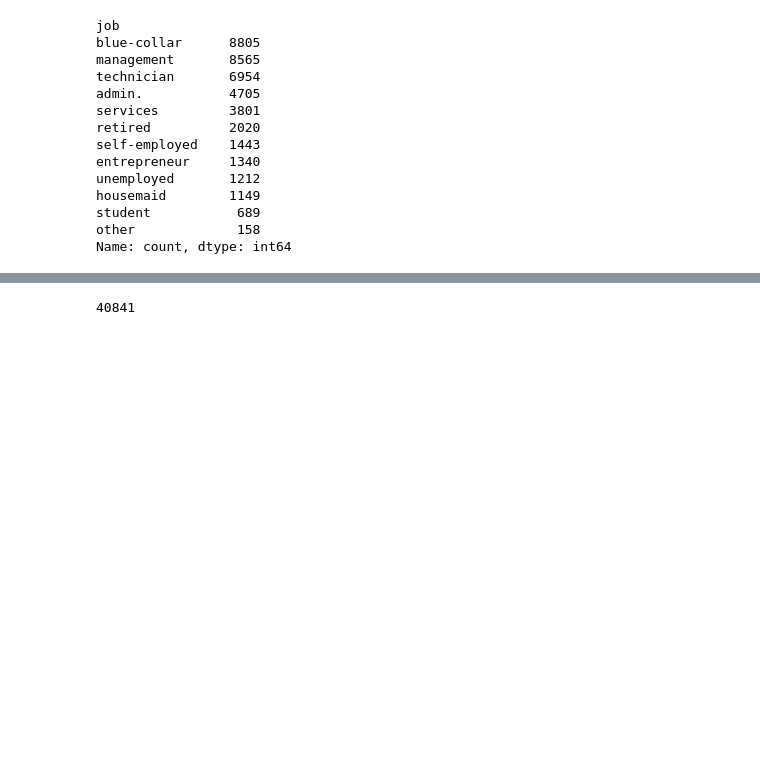
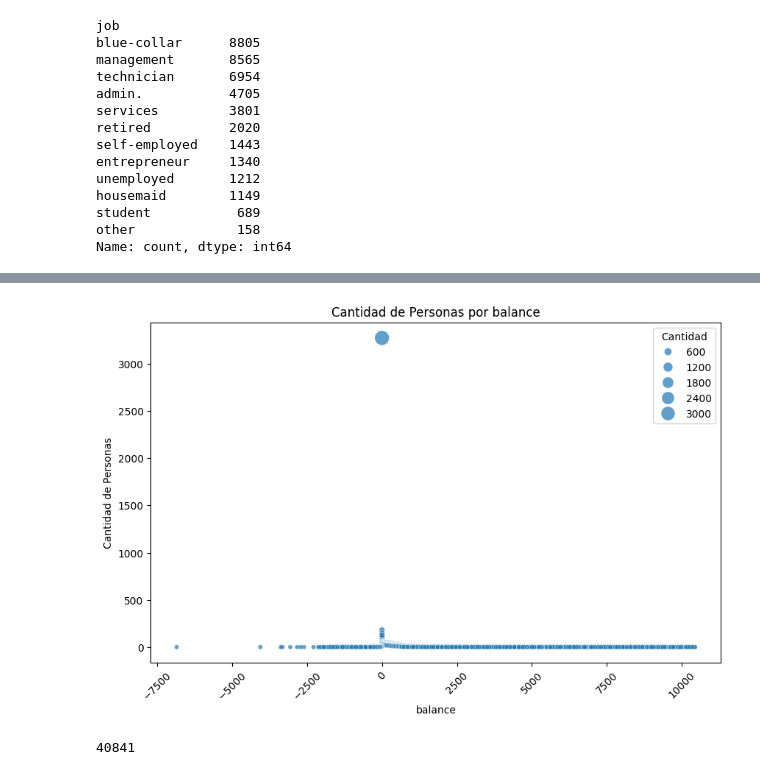
Before and after one commit to nicur32/Proyecto_Bank, a Jupyter notebook: BANK HAKATHON/hackathon.ipynb, the cells around one changed output, grey strips where cells are left out. Cells and saved outputs as stored; diff of their text form; code cells hidden in the pictures; blank space fills up the shorter version.

```diff
--- a/BANK HAKATHON/hackathon.ipynb
+++ b/BANK HAKATHON/hackathon.ipynb
@@ -211,3 +209,21 @@ plt.show()
+# %%
+# Contar la cantidad de personas por edad
+balance_counts = df["balance"].value_counts().reset_index()
+balance_counts.columns = ["balance", "count"]
+
+# Crear gráfico de dispersión
+plt.figure(figsize=(10, 6))
+sns.scatterplot(data=balance_counts, x="balance", y="count", size="count", sizes=(20, 200), alpha=0.7)
+
+# Personalizar
+plt.title("Cantidad de Personas por balance")
+plt.xlabel("balance")
+plt.ylabel("Cantidad de Personas")
+plt.xticks(rotation=45)
+plt.legend(title="Cantidad")
+plt.show()
+# %% [output]
+[figure, added]
 # %%
 len(df)
 # %% [output]
```
Also changed, not shown: parts of 9 cells of this notebook, 1 other file.
